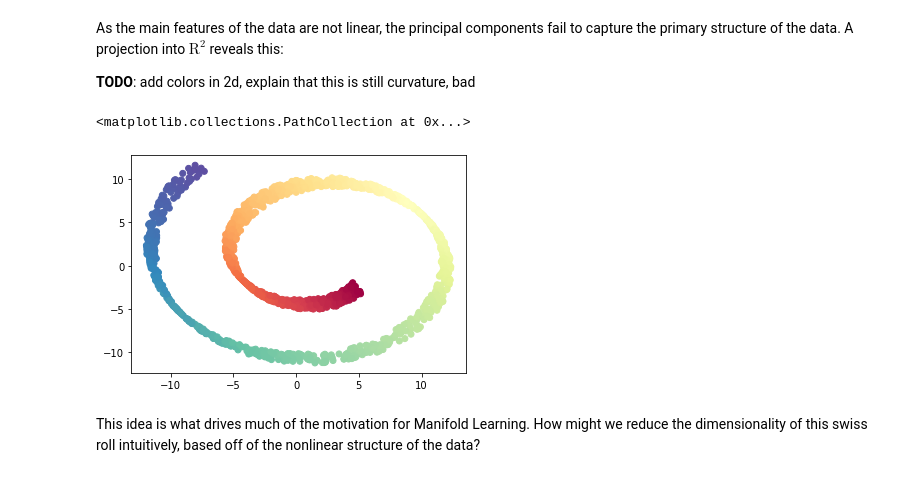
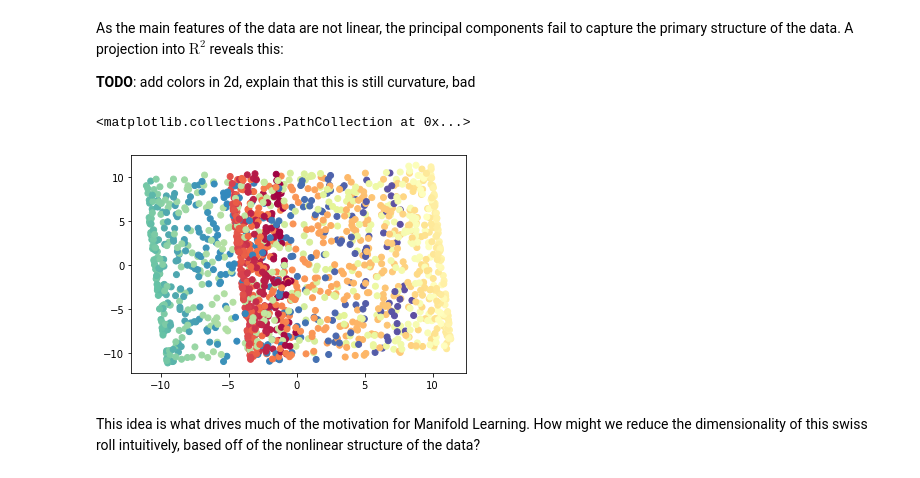
Before and after one commit to quistew/seminarSpr2022FinalProject, a Jupyter notebook: writeup.ipynb, the cells around one changed output. Saved outputs shown, nothing was run; the diff lists cells and outputs as text; code cells hidden in the pictures.

```diff
--- a/writeup.ipynb
+++ b/writeup.ipynb
@@ -57,15 +77,15 @@ As the main features of the data are not linear, the principal components fail t
 
 __TODO__: add colors in 2d, explain that this is still curvature, bad
 # %%
-pca = PCA(n_components=2)
+pca = PCA(n_components=3)
 Y = pca.fit_transform(X)
 
 fig = plt.figure()
 ax = fig.add_subplot()
-ax.scatter(Y[:, 0], Y[:, 1], c=color, cmap=plt.cm.Spectral)
+ax.scatter(Y[:, 1], Y[:, 2], c=color, cmap=plt.cm.Spectral)
 # %% [output]
 <matplotlib.collections.PathCollection at 0x...>
-[figure, old version]
+[figure, new version]
 # %% [markdown]
 This idea is what drives much of the motivation for Manifold Learning. How might we reduce the dimensionality of this swiss roll intuitively, based off of the nonlinear structure of the data?
 # %% [markdown]
```
Also changed, not shown: parts of 11 cells of this notebook, 1 other file.
